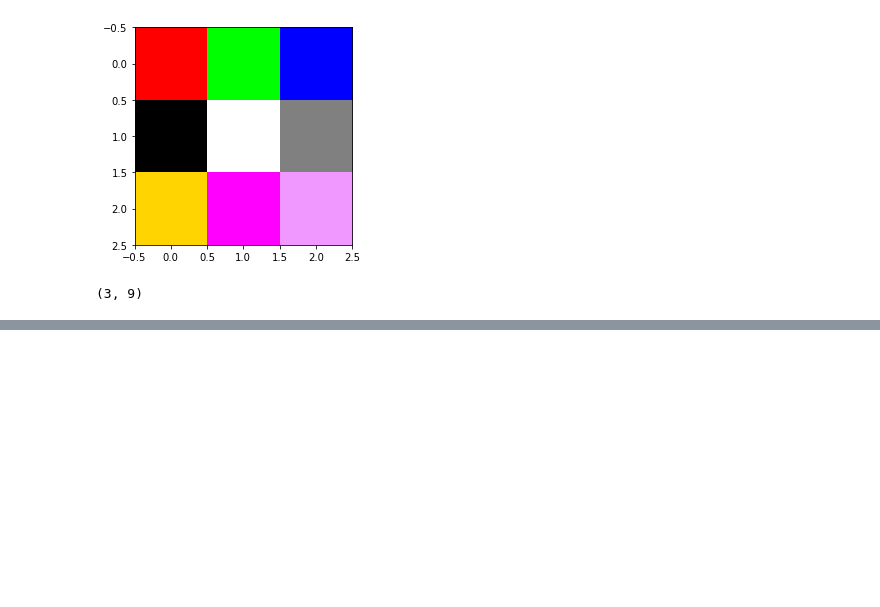
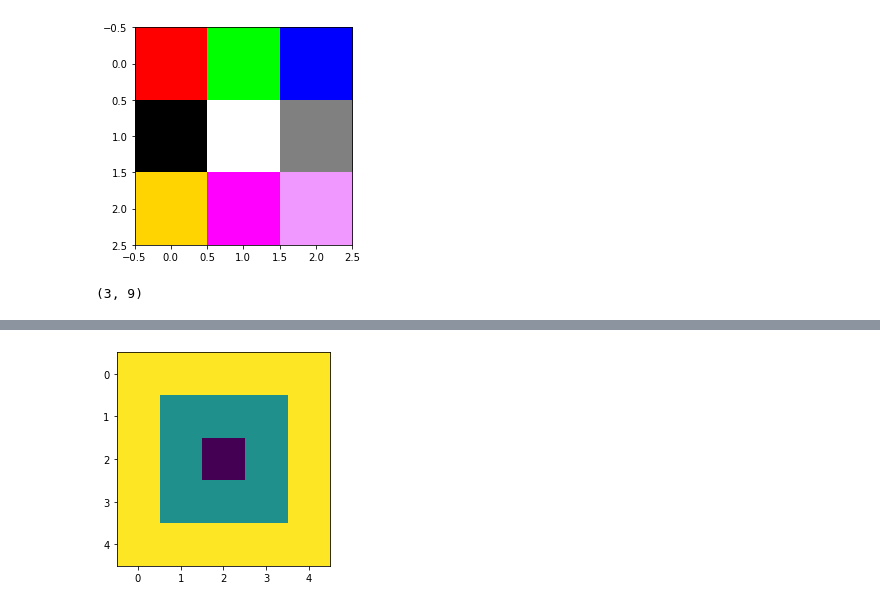
Before and after one commit to Thashreefah/IP, a Jupyter notebook: Sir_assignment.ipynb, the cells around one changed output, grey strips where cells are left out. Cells and saved outputs as stored; diff of their text form; code cells hidden in the pictures; blank space fills up the shorter version.

```diff
--- a/Sir_assignment.ipynb
+++ b/Sir_assignment.ipynb
@@ -146,0 +264,12 @@ print(numpydata)
+# %%
+import matplotlib.pyplot as plt
+
+M =    ([2,2,2,2,2],
+        [2, 1, 1, 1, 2],
+        [2, 1, 0, 1, 2],
+        [2, 1, 1, 1, 2],
+        [2, 2, 2, 2, 2])
+plt.imshow(M)
+plt.show()
+# %% [output]
+[figure, added]
```
Also changed, not shown: parts of 8 cells of this notebook, 1 other file.
